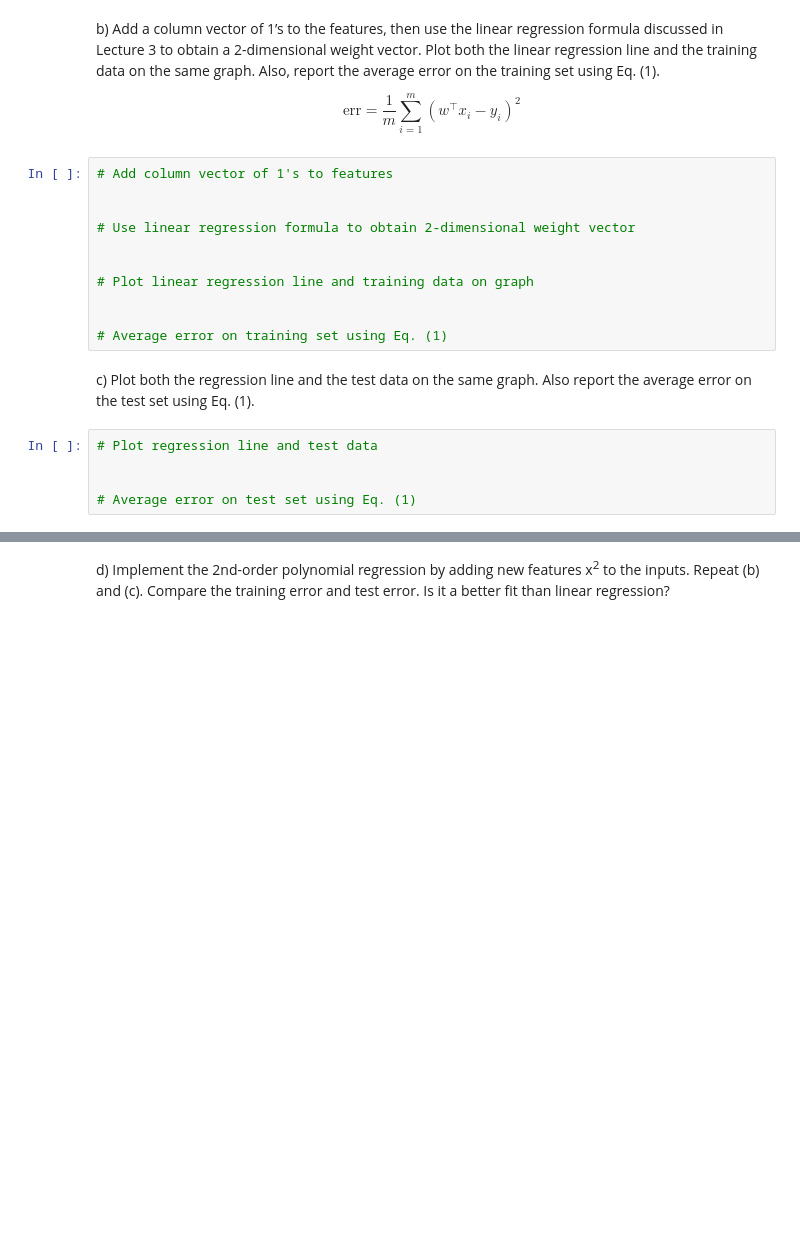
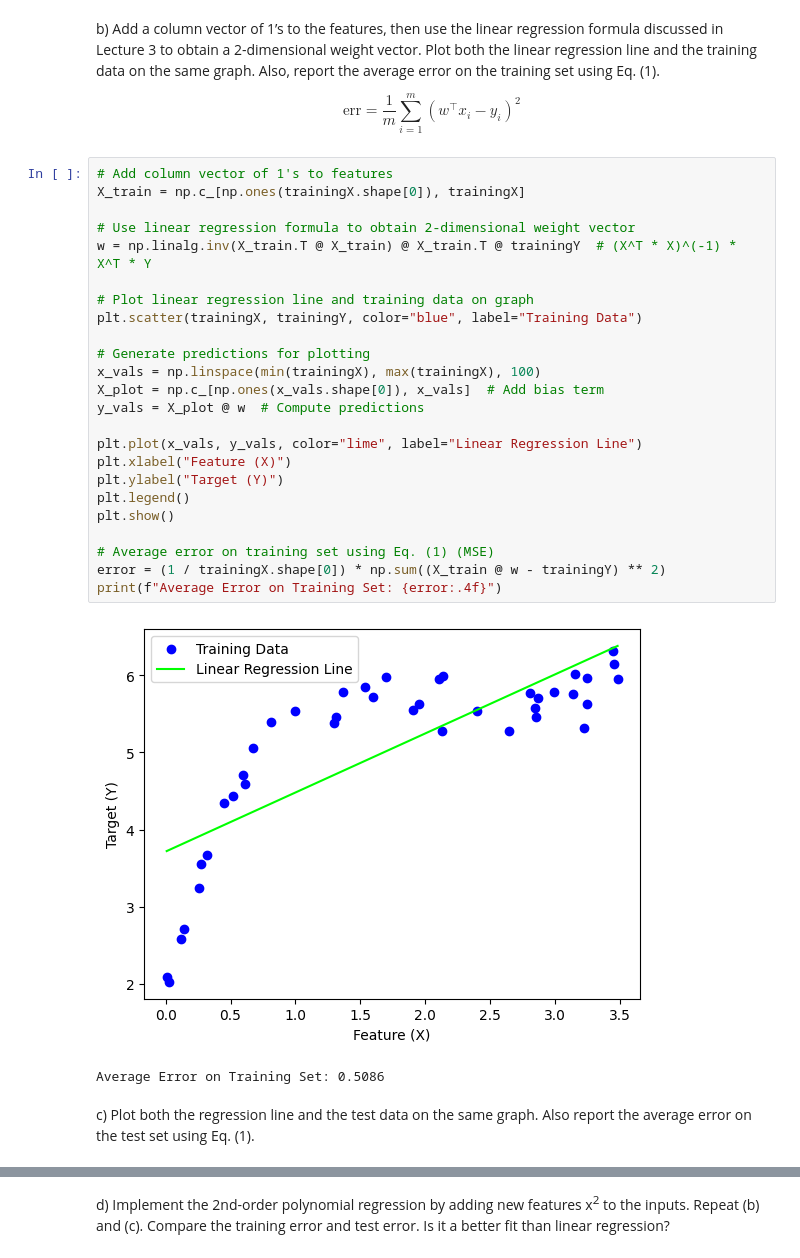
Before and after one commit to hpharen/4442-Assignments, a Jupyter notebook: Assignment 1/4442 Assignment 1 - hpate269.ipynb, the cells around one changed output, grey strips where cells are left out. Saved outputs shown, nothing was run; the diff lists cells and outputs as text; blank space fills up the shorter version.

```diff
--- a/Assignment 1/4442 Assignment 1 - hpate269.ipynb
+++ b/Assignment 1/4442 Assignment 1 - hpate269.ipynb
@@ -55,21 +56,32 @@ b) Add a column vector of 1’s to the features, then use the linear regression
 $$
 \text{err} = \frac{1}{m} \sum_{i=1}^{m} (w^\top x_i - y_i)^2
 $$
-# %%
-# Add column vector of 1's to features
-
-
-# Use linear regression formula to obtain 2-dimensional weight vector
-
-
-# Plot linear regression line and training data on graph
-
-
-# Average error on training set using Eq. (1)
+# %%
+# Add column vector of 1's to features
+X_train = np.c_[np.ones(trainingX.shape[0]), trainingX]
+
+# Use linear regression formula to obtain 2-dimensional weight vector
+w = np.linalg.inv(X_train.T @ X_train) @ X_train.T @ trainingY  # (X^T * X)^(-1) * X^T * Y
+
+# Plot linear regression line and training data on graph
+plt.scatter(trainingX, trainingY, color="blue", label="Training Data")
+
+# Generate predictions for plotting
+x_vals = np.linspace(min(trainingX), max(trainingX), 100)
+X_plot = np.c_[np.ones(x_vals.shape[0]), x_vals]  # Add bias term
+y_vals = X_plot @ w  # Compute predictions
+
+plt.plot(x_vals, y_vals, color="lime", label="Linear Regression Line")
+plt.xlabel("Feature (X)")
+plt.ylabel("Target (Y)")
+plt.legend()
+plt.show()
+
+# Average error on training set using Eq. (1) (MSE)
+error = (1 / trainingX.shape[0]) * np.sum((X_train @ w - trainingY) ** 2)
+print(f"Average Error on Training Set: {error:.4f}")
+# %% [output]
+[figure, added]
+Average Error on Training Set: 0.5086
 # %% [markdown]
 c) Plot both the regression line and the test data on the same graph. Also report the average error on the test set using Eq. (1).
-# %%
-# Plot regression line and test data
-
-
-# Average error on test set using Eq. (1)
```
Also changed, not shown: parts of 3 cells of this notebook.
